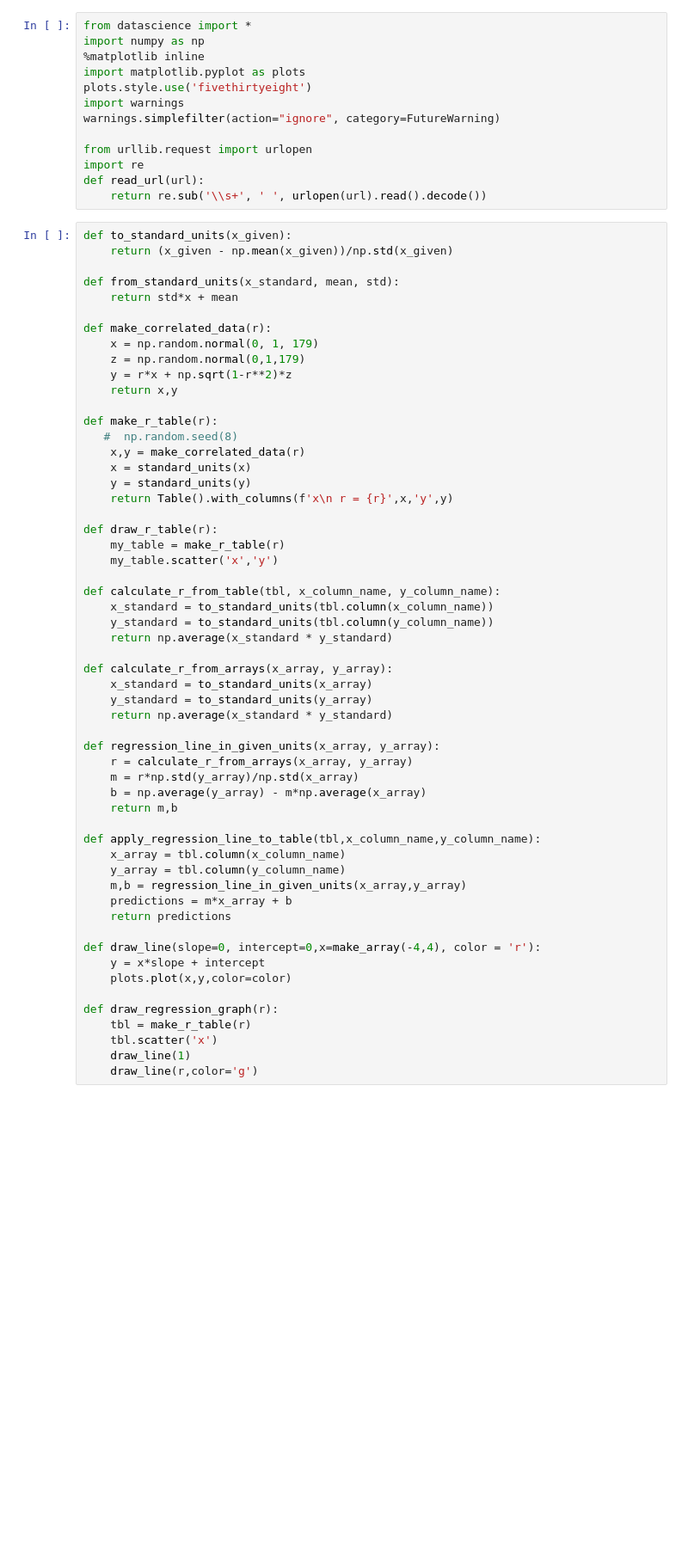
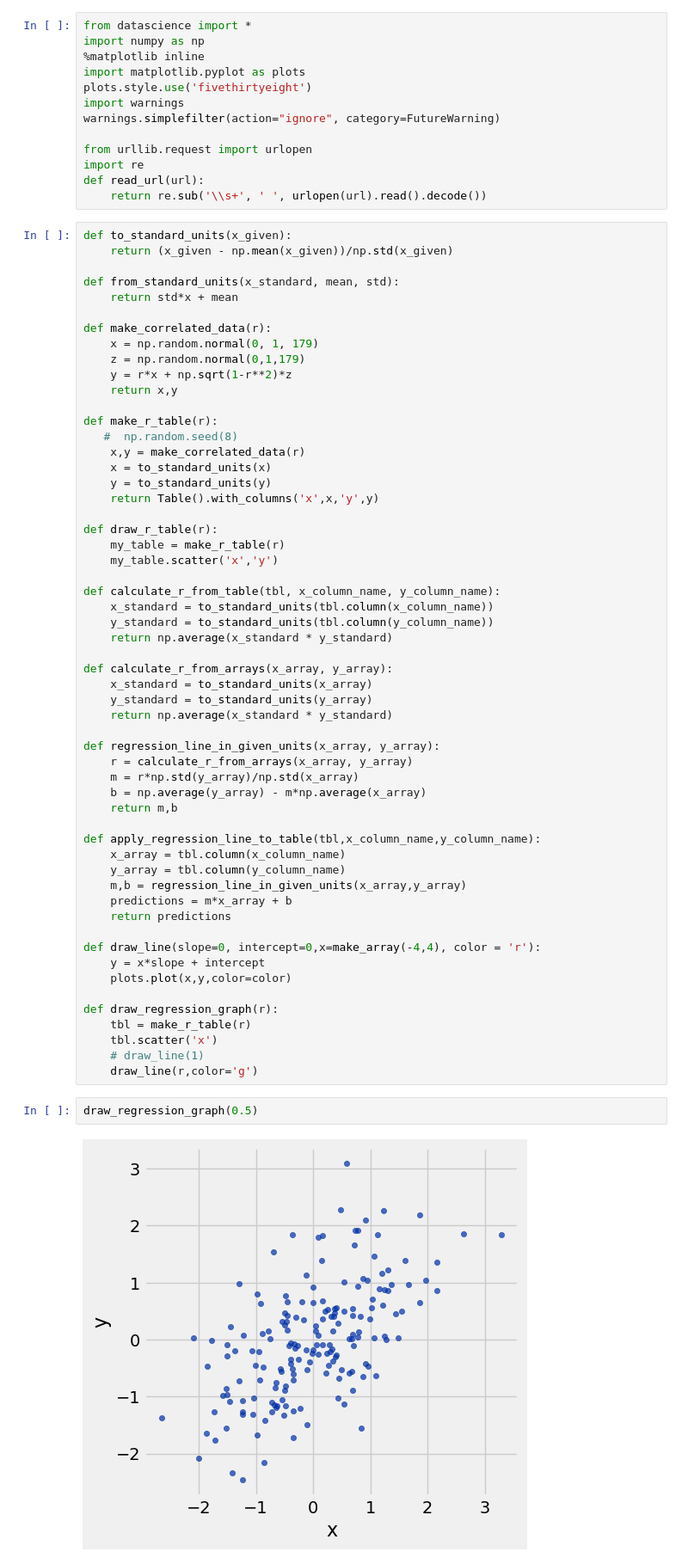
Before and after one commit to Laney-Community-College/math-118-student, a Jupyter notebook: lecture/blank notebook (with standard units).ipynb, the cells around one changed output. Shown at 86% size. Drawn from its saved outputs; the diff is of its cells as text; blank space fills up the shorter version.

```diff
--- a/lecture/blank notebook (with standard units).ipynb
+++ b/lecture/blank notebook (with standard units).ipynb
@@ -27,9 +27,9 @@ def make_correlated_data(r):
 def make_r_table(r):
    #  np.random.seed(8)
     x,y = make_correlated_data(r)
-    x = standard_units(x)
-    y = standard_units(y)
-    return Table().with_columns(f'x\n r = {r}',x,'y',y)
+    x = to_standard_units(x)
+    y = to_standard_units(y)
+    return Table().with_columns('x',x,'y',y)
 
 def draw_r_table(r):
     my_table = make_r_table(r)
@@ -65,5 +65,9 @@ def draw_line(slope=0, intercept=0,x=make_array(-4,4), color = 'r'):
 def draw_regression_graph(r):
     tbl = make_r_table(r)
     tbl.scatter('x')
-    draw_line(1)
+    # draw_line(1)
     draw_line(r,color='g')
+# %%
+draw_regression_graph(0.5)
+# %% [output]
+[figure, added]
```
Also changed, not shown: parts of 16 cells of this notebook.
